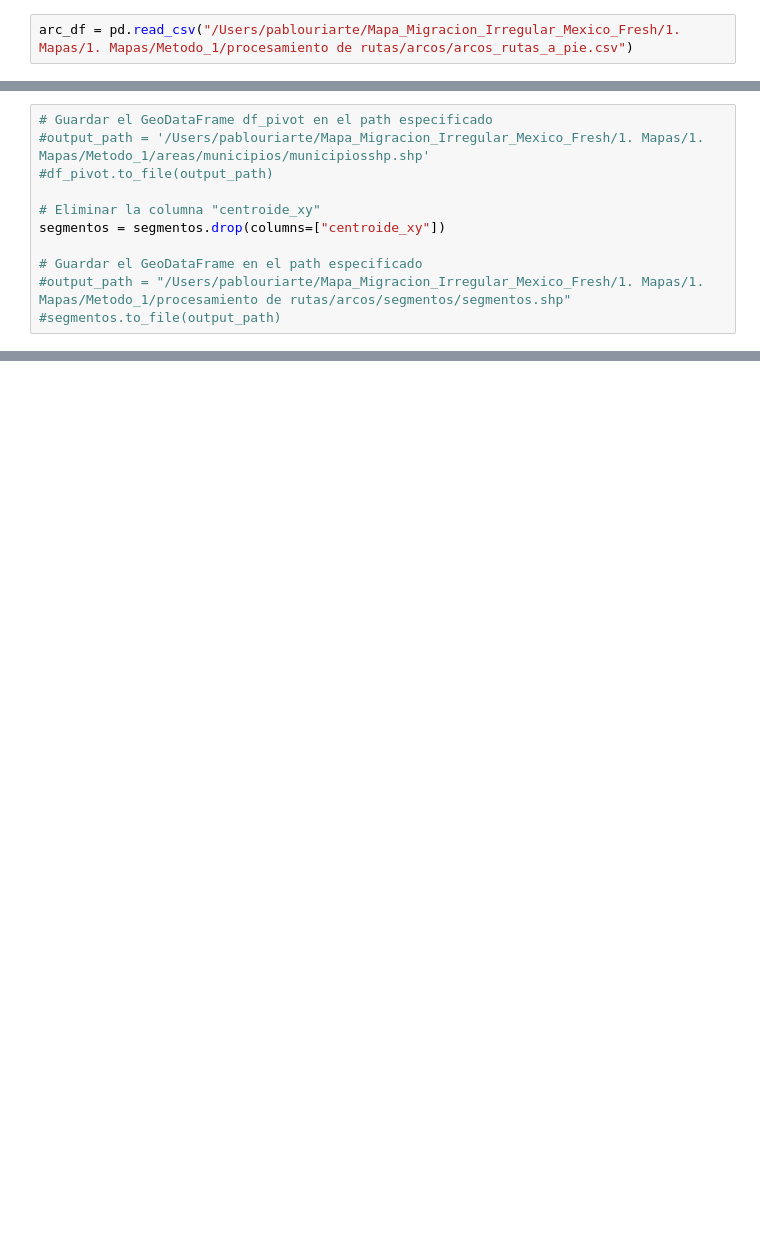
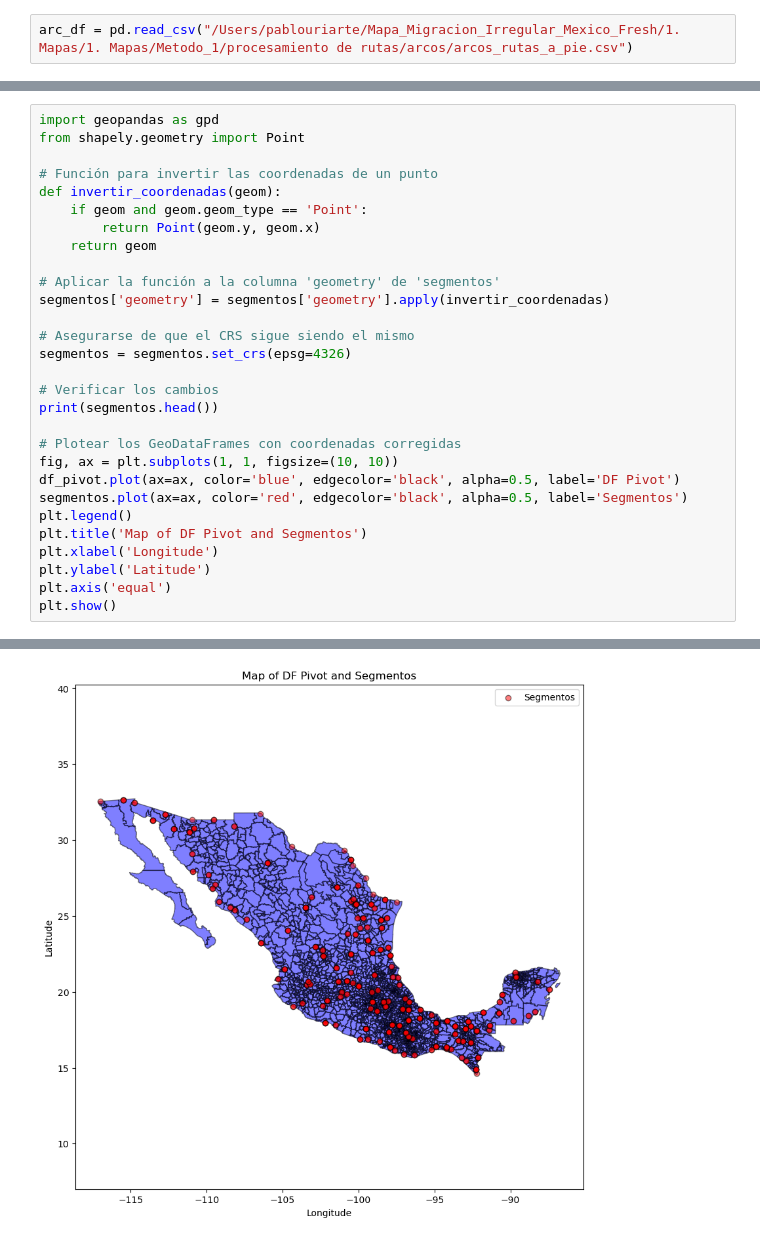
Before and after one commit to puriarter21/Mapa_Migracion_Irregular_Mexico, a Jupyter notebook: 1. Mapas/1. Mapas/Metodo_1/rutas_combinaciones.ipynb, the cells around one changed output, grey strips where cells are left out. Cells and saved outputs as stored; diff of their text form; blank space fills up the shorter version.

```diff
--- a/1. Mapas/1. Mapas/Metodo_1/rutas_combinaciones.ipynb
+++ b/1. Mapas/1. Mapas/Metodo_1/rutas_combinaciones.ipynb
@@ -1235,11 +1162,0 @@ df_pivot
-# %%
-# Guardar el GeoDataFrame df_pivot en el path especificado
-#output_path = '/Users/pablouriarte/Mapa_Migracion_Irregular_Mexico_Fresh/1. Mapas/1. Mapas/Metodo_1/areas/municipios/municipiosshp.shp'
-#df_pivot.to_file(output_path)
-
-# Eliminar la columna "centroide_xy"
-segmentos = segmentos.drop(columns=["centroide_xy"])
-
-# Guardar el GeoDataFrame en el path especificado
-#output_path = "/Users/pablouriarte/Mapa_Migracion_Irregular_Mexico_Fresh/1. Mapas/1. Mapas/Metodo_1/procesamiento de rutas/arcos/segmentos/segmentos.shp"
-#segmentos.to_file(output_path)
@@ -1267,0 +1243,30 @@ segmentos = segmentos.set_crs(epsg=4326)  # Asegúrate de que el CRS sea el mism
+# %%
+import geopandas as gpd
+from shapely.geometry import Point
+
+# Función para invertir las coordenadas de un punto
+def invertir_coordenadas(geom):
+    if geom and geom.geom_type == 'Point':
+        return Point(geom.y, geom.x)
+    return geom
+
+# Aplicar la función a la columna 'geometry' de 'segmentos'
+segmentos['geometry'] = segmentos['geometry'].apply(invertir_coordenadas)
+
+# Asegurarse de que el CRS sigue siendo el mismo
+segmentos = segmentos.set_crs(epsg=4326)
+
+# Verificar los cambios
+print(segmentos.head())
+
+# Plotear los GeoDataFrames con coordenadas corregidas
+fig, ax = plt.subplots(1, 1, figsize=(10, 10))
+df_pivot.plot(ax=ax, color='blue', edgecolor='black', alpha=0.5, label='DF Pivot')
+segmentos.plot(ax=ax, color='red', edgecolor='black', alpha=0.5, label='Segmentos')
+plt.legend()
+plt.title('Map of DF Pivot and Segmentos')
+plt.xlabel('Longitude')
+plt.ylabel('Latitude')
+plt.axis('equal')
+plt.show()
+# %% [output]
@@ -1267,0 +1286 @@ segmentos = segmentos.set_crs(epsg=4326)  # Asegúrate de que el CRS sea el mism
+[figure, added]
```
Also changed, not shown: parts of 63 cells of this notebook, 9 other files.
